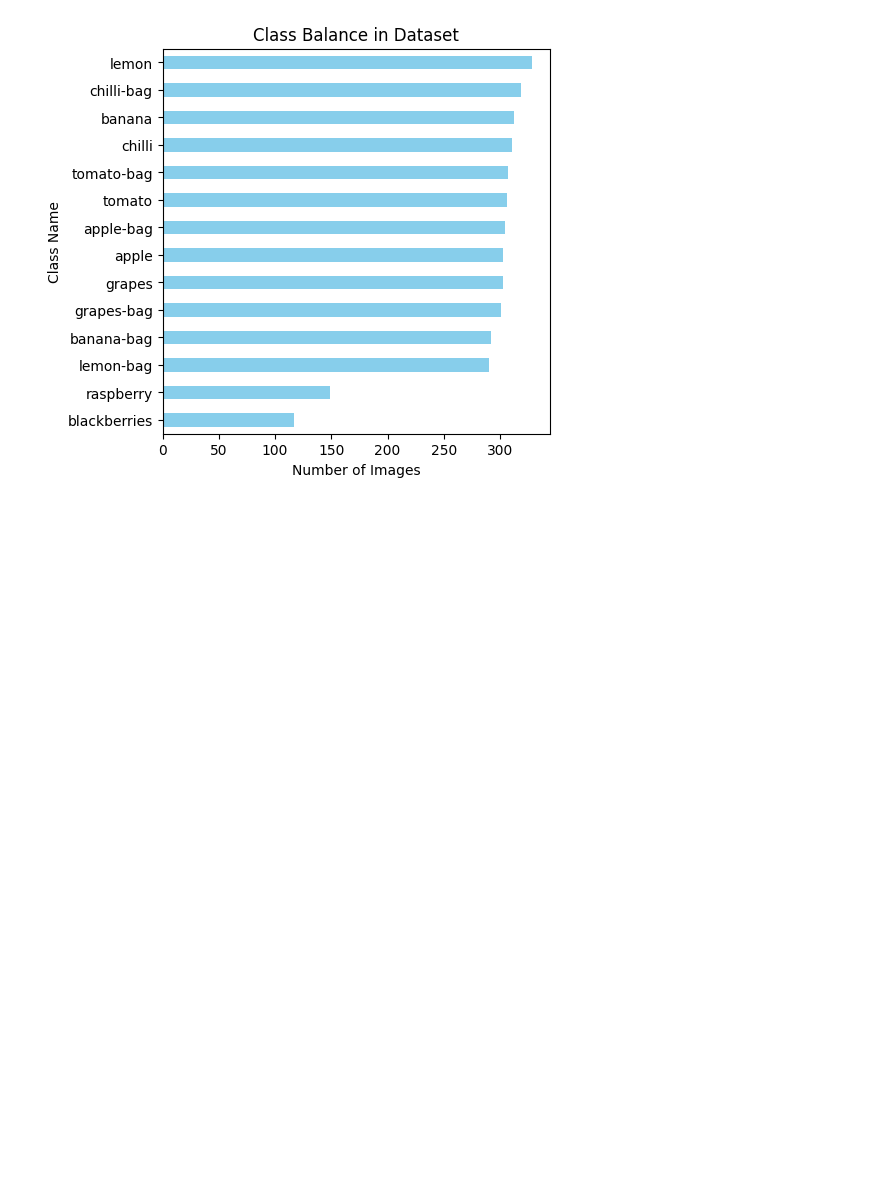
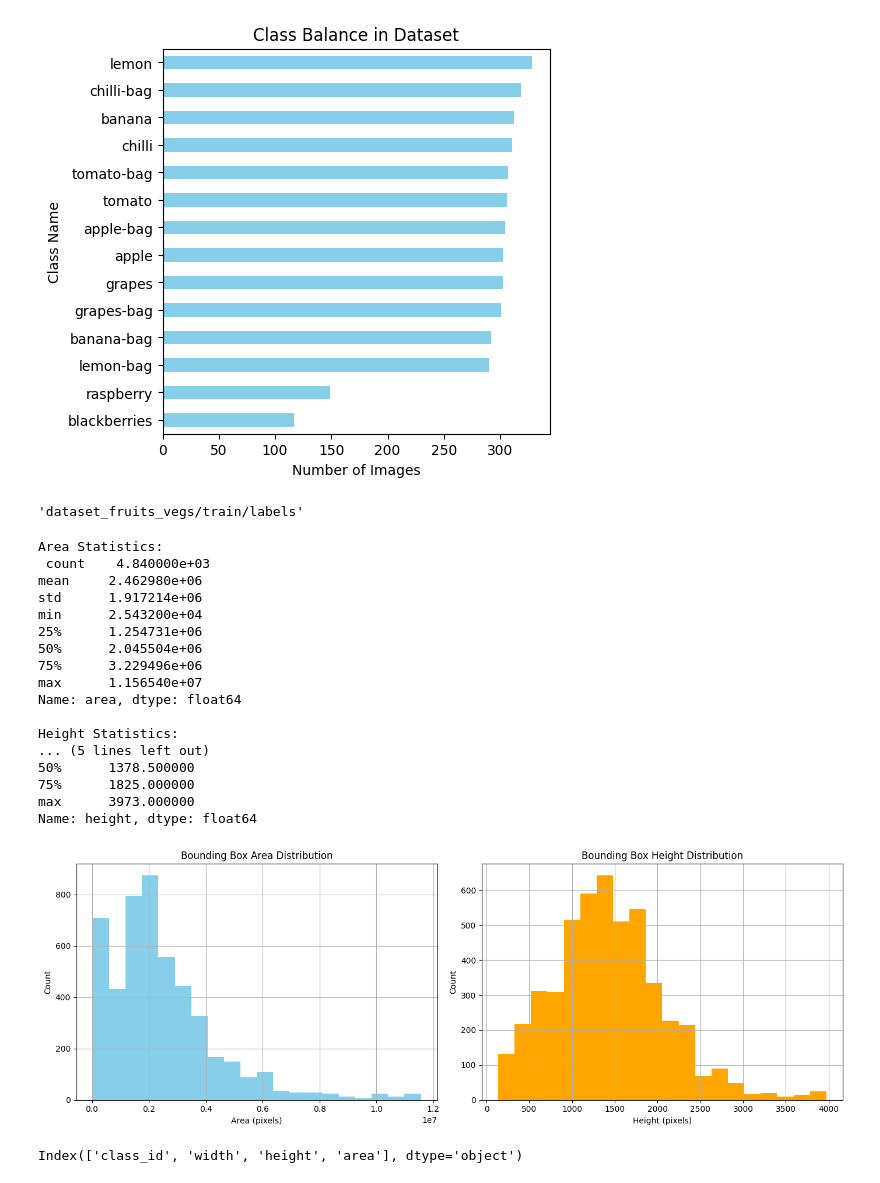
Before and after one commit to marianataglio/vision_fraud_prevention, a Jupyter notebook: 01 - data_exploration.ipynb, the cells around one changed output. Drawn from its saved outputs; the diff is of its cells as text; code cells hidden in the pictures; blank space fills up the shorter version.

```diff
--- a/01 - data_exploration.ipynb
+++ b/01 - data_exploration.ipynb
@@ -232,0 +261,11 @@ Name: count, dtype: int64
+# %%
+
+# Initialize lists to collect data
+areas = []
+heights = []
+widths = []
+classes = []
+# %%
+labels_path
+# %% [output]
+'dataset_fruits_vegs/train/labels'
@@ -232,0 +299,57 @@ Name: count, dtype: int64
+# %%
+# Create a DataFrame to analyze the data
+df = pd.DataFrame({
+    'class_id': classes,
+    'width': widths,
+    'height': heights,
+    'area': areas
+})
+
+# Descriptive statistics for areas
+area_stats = df['area'].describe()
+print("Area Statistics:\n", area_stats)
+
+# Descriptive statistics for heights
+height_stats = df['height'].describe()
+print("\nHeight Statistics:\n", height_stats)
+
+# Plotting distributions
+plt.figure(figsize=(14, 5))
+
+plt.subplot(1, 2, 1)
+df['area'].hist(bins=20, color='skyblue')
+plt.title('Bounding Box Area Distribution')
+plt.xlabel('Area (pixels)')
+plt.ylabel('Count')
+
+plt.subplot(1, 2, 2)
+df['height'].hist(bins=20, color='orange')
+plt.title('Bounding Box Height Distribution')
+plt.xlabel('Height (pixels)')
+plt.ylabel('Count')
+
+plt.tight_layout()
+plt.show()
+# %% [output]
+Area Statistics:
+ count    4.840000e+03
+mean     2.462980e+06
+std      1.917214e+06
+min      2.543200e+04
+25%      1.254731e+06
+50%      2.045504e+06
+75%      3.229496e+06
+max      1.156540e+07
+Name: area, dtype: float64
+
+Height Statistics:
+... (5 lines left out)
+50%      1378.500000
+75%      1825.000000
+max      3973.000000
+Name: height, dtype: float64
+[figure, added]
+# %%
+df.columns
+# %% [output]
+Index(['class_id', 'width', 'height', 'area'], dtype='object')
```
Also changed, not shown: parts of 16 cells of this notebook.
